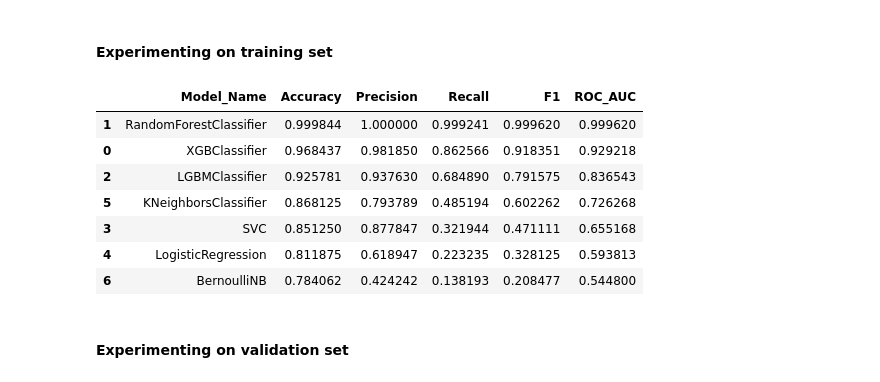
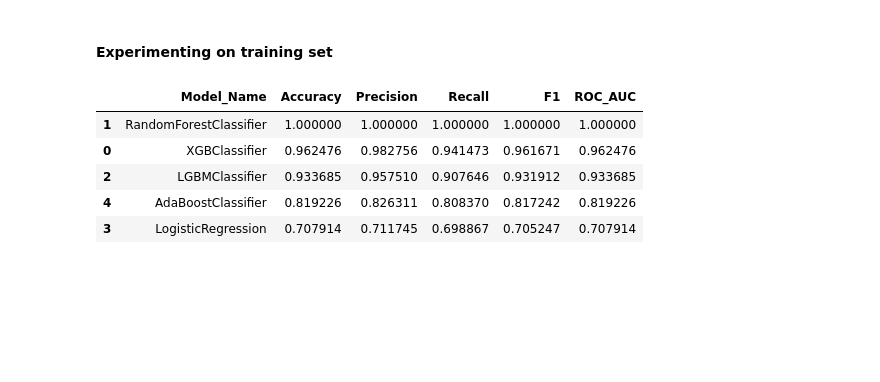
Before and after one commit to karan842/mlops-best-practices, a Jupyter notebook: notebooks/model_training_experiments.ipynb, the cells around one changed output. Cells and saved outputs as stored; diff of their text form; code cells hidden in the pictures; blank space fills up the shorter version.

Commit message:
made changed in model training

```diff
--- a/notebooks/model_training_experiments.ipynb
+++ b/notebooks/model_training_experiments.ipynb
@@ -27,7 +27,7 @@ from xgboost import XGBClassifier
 from catboost import CatBoostClassifier
 from lightgbm import LGBMClassifier
 # %%
-df = pd.read_csv('../raw_data/data.csv')
+df = pd.read_csv('../synthetic_data/synthetic_data.csv')
 df.drop(['RowNumber','Surname','CustomerId'],axis=1,inplace=True)
 df.head()
 # %% [output]
@@ -187,7 +192,7 @@ The model is trained on the training set, and its performance is evaluated on th
 
 Having a separate validation set helps ensure that the model generalizes well to new, unseen data and is not just memorizing the training set. This is important because the ultimate goal of a machine learning model is to make accurate predictions on new, unseen data.
 # %%
-X_train,X_valid, y_train, y_valid = train_test_split(X_train,y_train,test_size=0.2,random_state=42)
+X_train,X_valid, y_train, y_valid = train_test_split(X_train_sm,y_train_sm,test_size=0.2,random_state=42)
 # %%
 print("X_train shape:", X_train.shape)
 print("y_train shape:", y_train.shape)
@@ -204,22 +209,32 @@ y_valid shape: (1600,)
 import sklearn.metrics as mt
 
 class train_and_evaluate():
-    def __init__(self,X_train,y_train,):
+    def __init__(self,X_train,y_train,X_test,y_test,train_flag:bool):
         self.X_train = X_train
         self.y_train = y_train
+        self.X_test = X_test
+        self.y_test = y_test
+        self.train_flag = train_flag
 
     def train(self,model):
         model.fit(self.X_train,self.y_train)
-        self.y_pred = model.predict(self.X_train)
-        return self.y_pred
+        self.y_pred_train = model.predict(self.X_train)
+        self.y_pred_test = model.predict(self.X_test)
+        return self.y_pred_test
 
+    def evaluate(self):
+        if self.train_flag==True:
+            y_true = self.y_train
+            y_pred = self.y_pred_train
+        else:
+            y_true = self.y_test
+            y_pred = self.y_pred_test
 
-    def evaluate(self,train=True):
-        accuracy_score_ = mt.accuracy_score(self.y_train,self.y_pred)
-        precision_score_ = mt.precision_score(self.y_train,self.y_pred)
-        recall_score_ = mt.recall_score(self.y_train,self.y_pred)
-        f1_score_ = mt.f1_score(self.y_train,self.y_pred)
-        roc_auc_score_ = mt.roc_auc_score(self.y_train,self.y_pred)
+        accuracy_score_ = mt.accuracy_score(y_true,y_pred)
+        precision_score_ = mt.precision_score(y_true,y_pred)
+        recall_score_ = mt.recall_score(y_true,y_pred)
+        f1_score_ = mt.f1_score(y_true,y_pred)
+        roc_auc_score_ = mt.roc_auc_score(y_true,y_pred)
         return accuracy_score_, precision_score_, recall_score_,f1_score_, roc_auc_score_
 
 
@@ -245,16 +260,12 @@ class train_and_evaluate():
 # %% [markdown]
 #### Experimenting on training set
 # %%
-model_exp_train = train_and_evaluate(X_train,y_train)
-model_exp_train.experiments(XGBClassifier(),RandomForestClassifier(),LGBMClassifier(),SVC(),LogisticRegression(),KNeighborsClassifier(),BernoulliNB())
+model_exp_train = train_and_evaluate(X_train_sm,y_train_sm,X_test,y_test,train_flag=True)
+model_exp_train.experiments(XGBClassifier(),RandomForestClassifier(),LGBMClassifier(),LogisticRegression(),AdaBoostClassifier())
 # %% [output]
 |  | Model_Name | Accuracy | Precision | Recall | F1 | ROC_AUC |
-| 1 | RandomForestClassifier | 0.999844 | 1.000000 | 0.999241 | 0.999620 | 0.999620 |
-| 0 | XGBClassifier | 0.968437 | 0.981850 | 0.862566 | 0.918351 | 0.929218 |
-| 2 | LGBMClassifier | 0.925781 | 0.937630 | 0.684890 | 0.791575 | 0.836543 |
-| 5 | KNeighborsClassifier | 0.868125 | 0.793789 | 0.485194 | 0.602262 | 0.726268 |
-| 3 | SVC | 0.851250 | 0.877847 | 0.321944 | 0.471111 | 0.655168 |
-| 4 | LogisticRegression | 0.811875 | 0.618947 | 0.223235 | 0.328125 | 0.593813 |
-| 6 | BernoulliNB | 0.784062 | 0.424242 | 0.138193 | 0.208477 | 0.544800 |
+| 1 | RandomForestClassifier | 1.000000 | 1.000000 | 1.000000 | 1.000000 | 1.000000 |
+| 0 | XGBClassifier | 0.962476 | 0.982756 | 0.941473 | 0.961671 | 0.962476 |
+| 2 | LGBMClassifier | 0.933685 | 0.957510 | 0.907646 | 0.931912 | 0.933685 |
+| 4 | AdaBoostClassifier | 0.819226 | 0.826311 | 0.808370 | 0.817242 | 0.819226 |
+| 3 | LogisticRegression | 0.707914 | 0.711745 | 0.698867 | 0.705247 | 0.707914 |
-# %% [markdown]
-#### Experimenting on validation set
```
Also changed, not shown: parts of 15 cells of this notebook, 6 other files.
